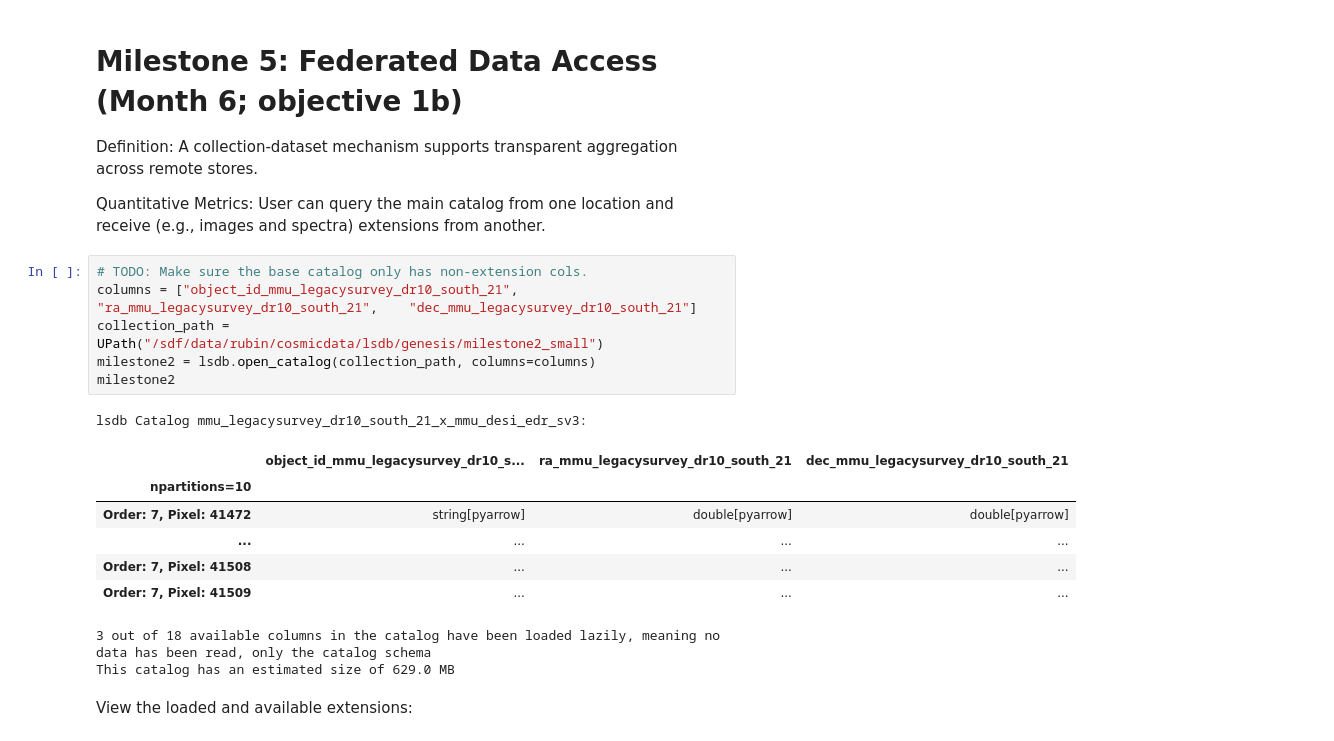
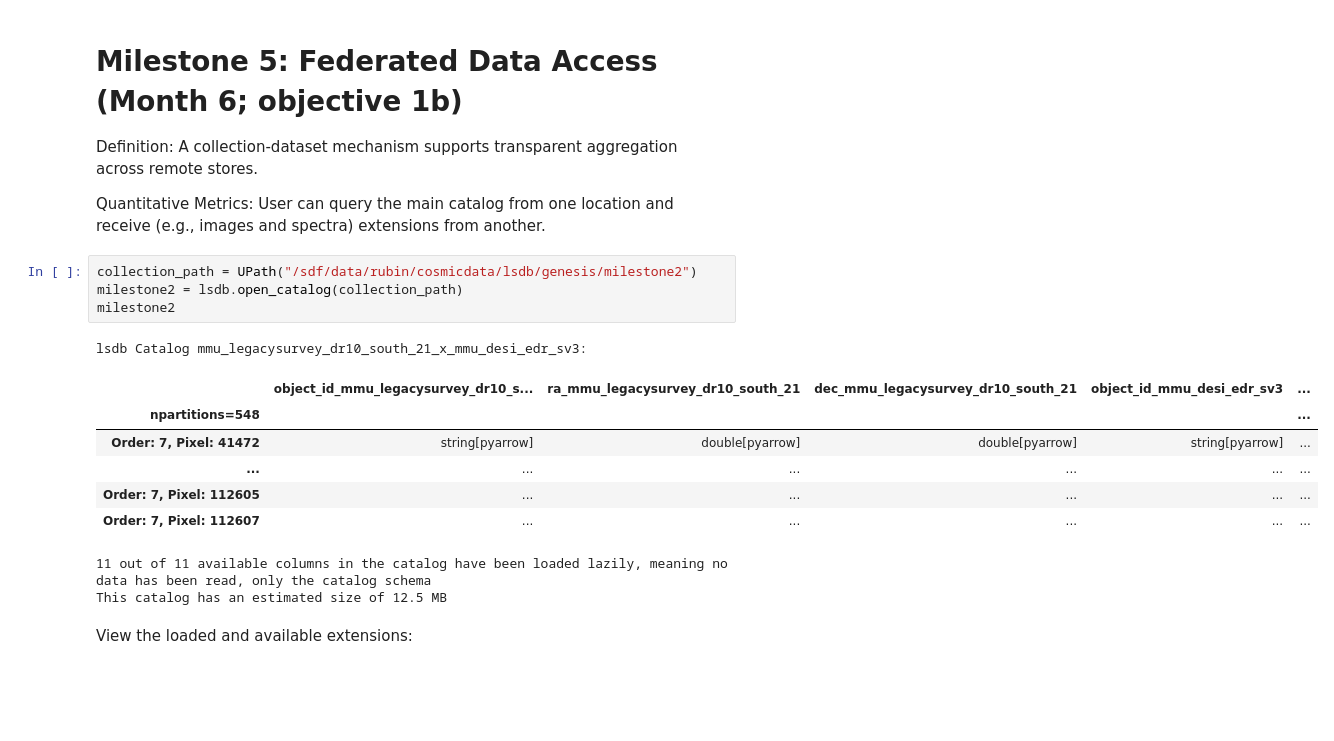
Before and after one commit to lincc-frameworks/genesis_deliverables, a Jupyter notebook: phase1/milestone5/milestone5.ipynb, the cells around one changed output. Drawn from its saved outputs; the diff is of its cells as text; blank space fills up the shorter version.

Commit message:
Refresh dg2/milestone5 notebooks

```diff
--- a/phase1/milestone5/milestone5.ipynb
+++ b/phase1/milestone5/milestone5.ipynb
@@ -33,21 +33,19 @@ Definition: A collection-dataset mechanism supports transparent aggregation acro
 
 Quantitative Metrics: User can query the main catalog from one location and receive (e.g., images and spectra) extensions from another.
 # %%
-# TODO: Make sure the base catalog only has non-extension cols.
-columns = ["object_id_mmu_legacysurvey_dr10_south_21", "ra_mmu_legacysurvey_dr10_south_21",	"dec_mmu_legacysurvey_dr10_south_21"]
-collection_path = UPath("/sdf/data/rubin/cosmicdata/lsdb/genesis/milestone2_small")
-milestone2 = lsdb.open_catalog(collection_path, columns=columns)
+collection_path = UPath("/sdf/data/rubin/cosmicdata/lsdb/genesis/milestone2")
+milestone2 = lsdb.open_catalog(collection_path)
 milestone2
 # %% [output]
 lsdb Catalog mmu_legacysurvey_dr10_south_21_x_mmu_desi_edr_sv3:
-|  | object_id_mmu_legacysurvey_dr10_s... | ra_mmu_legacysurvey_dr10_south_21 | dec_mmu_legacysurvey_dr10_south_21 |
-| npartitions=10 |  |  |  |
-| Order: 7, Pixel: 41472 | string[pyarrow] | double[pyarrow] | double[pyarrow] |
-| ... | ... | ... | ... |
-| Order: 7, Pixel: 41508 | ... | ... | ... |
-| Order: 7, Pixel: 41509 | ... | ... | ... |
+|  | object_id_mmu_legacysurvey_dr10_s... | ra_mmu_legacysurvey_dr10_south_21 | dec_mmu_legacysurvey_dr10_south_21 | object_id_mmu_desi_edr_sv3 | ... |
+| npartitions=548 |  |  |  |  | ... |
+| Order: 7, Pixel: 41472 | string[pyarrow] | double[pyarrow] | double[pyarrow] | string[pyarrow] | ... |
+| ... | ... | ... | ... | ... | ... |
+| Order: 7, Pixel: 112605 | ... | ... | ... | ... | ... |
+| Order: 7, Pixel: 112607 | ... | ... | ... | ... | ... |
-3 out of 18 available columns in the catalog have been loaded lazily, meaning no data has been read, only the catalog schema
-This catalog has an estimated size of 629.0 MB
+11 out of 11 available columns in the catalog have been loaded lazily, meaning no data has been read, only the catalog schema
+This catalog has an estimated size of 12.5 MB
 # %% [markdown]
 View the loaded and available extensions:
 # %%
```
Also changed, not shown: parts of 5 cells of this notebook, 1 other file.
